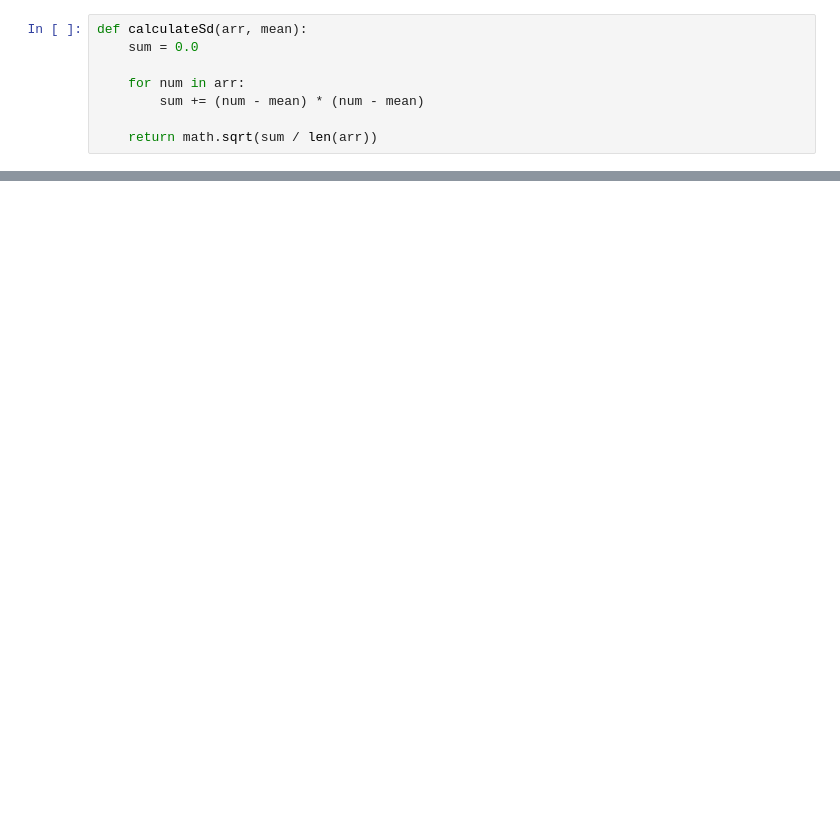
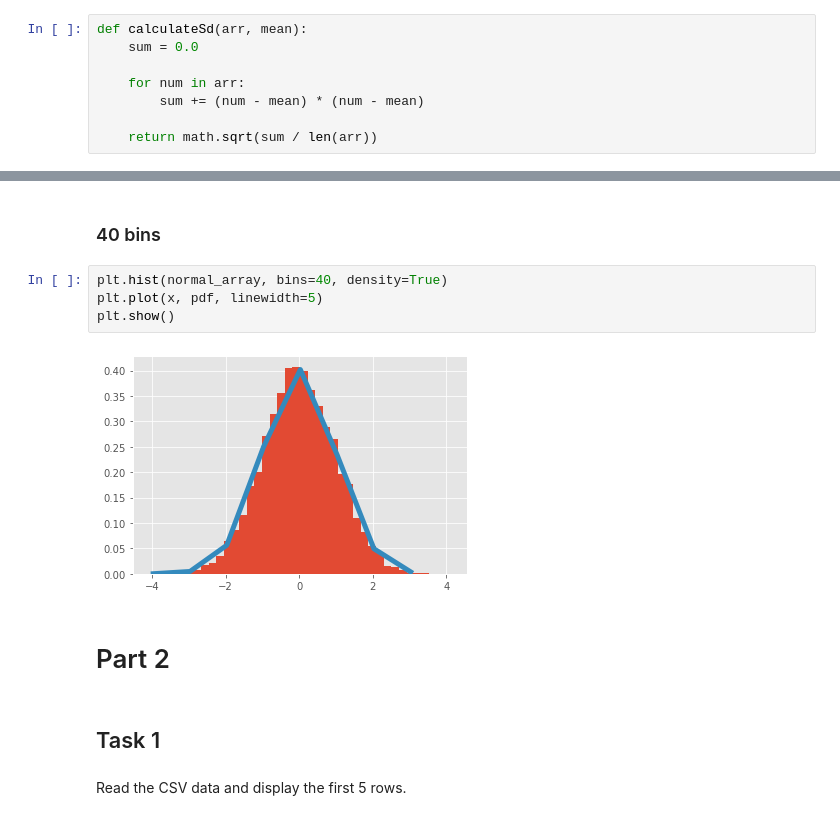
Before and after one commit to UtahMSD/anirudhLath, a Jupyter notebook: CS6017/dsProject/assignment01/HW1.ipynb, the cells around one changed output, grey strips where cells are left out. Cells and saved outputs as stored; diff of their text form; blank space fills up the shorter version.

```diff
--- a/CS6017/dsProject/assignment01/HW1.ipynb
+++ b/CS6017/dsProject/assignment01/HW1.ipynb
@@ -37,0 +102,14 @@ NumPy SD:     0.28846748476670164
+# %% [markdown]
+### 40 bins
+# %%
+plt.hist(normal_array, bins=40, density=True)
+plt.plot(x, pdf, linewidth=5)
+plt.show()
+# %% [output]
+[figure, added]
+# %% [markdown]
+# Part 2
+# %% [markdown]
+## Task 1
+# %% [markdown]
+Read the CSV data and display the first 5 rows.
```
Also changed, not shown: parts of 44 cells of this notebook, 1 other file.
